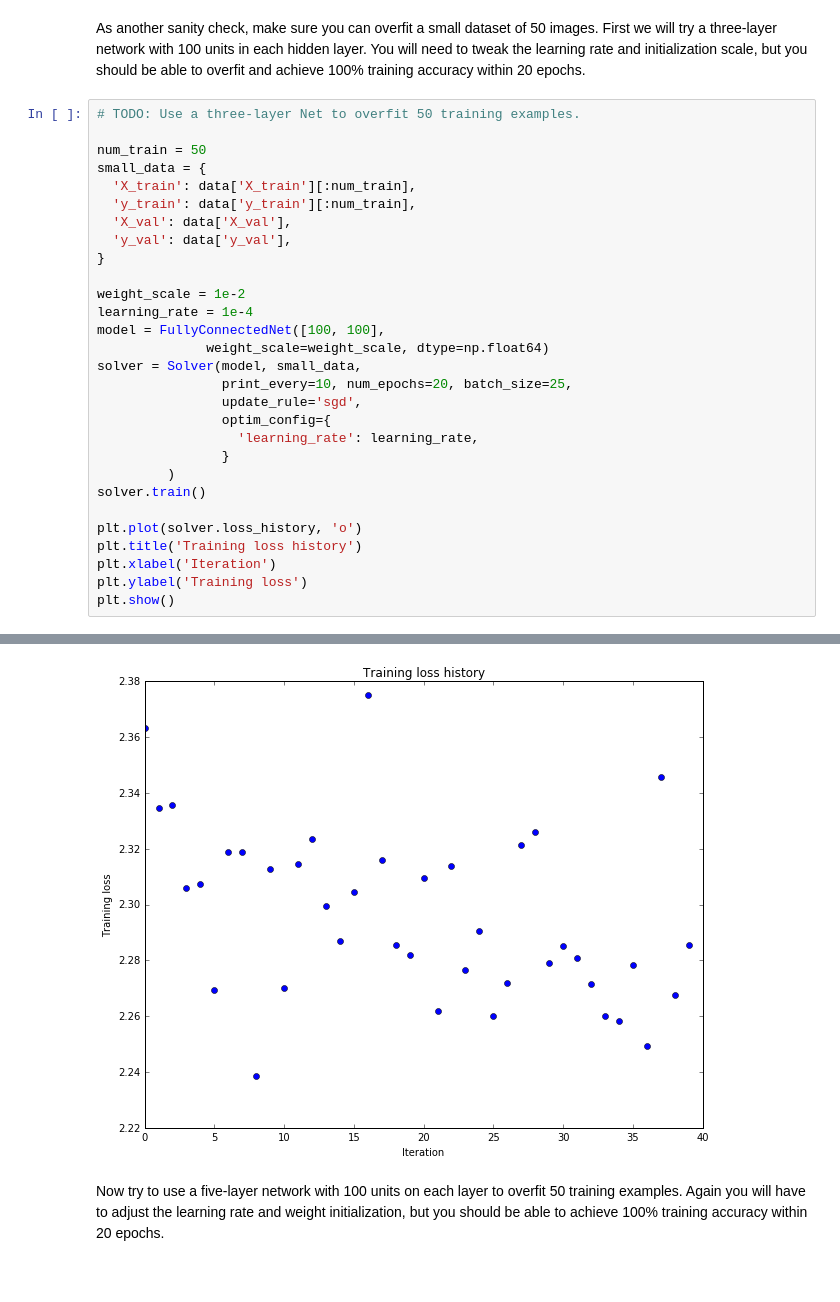
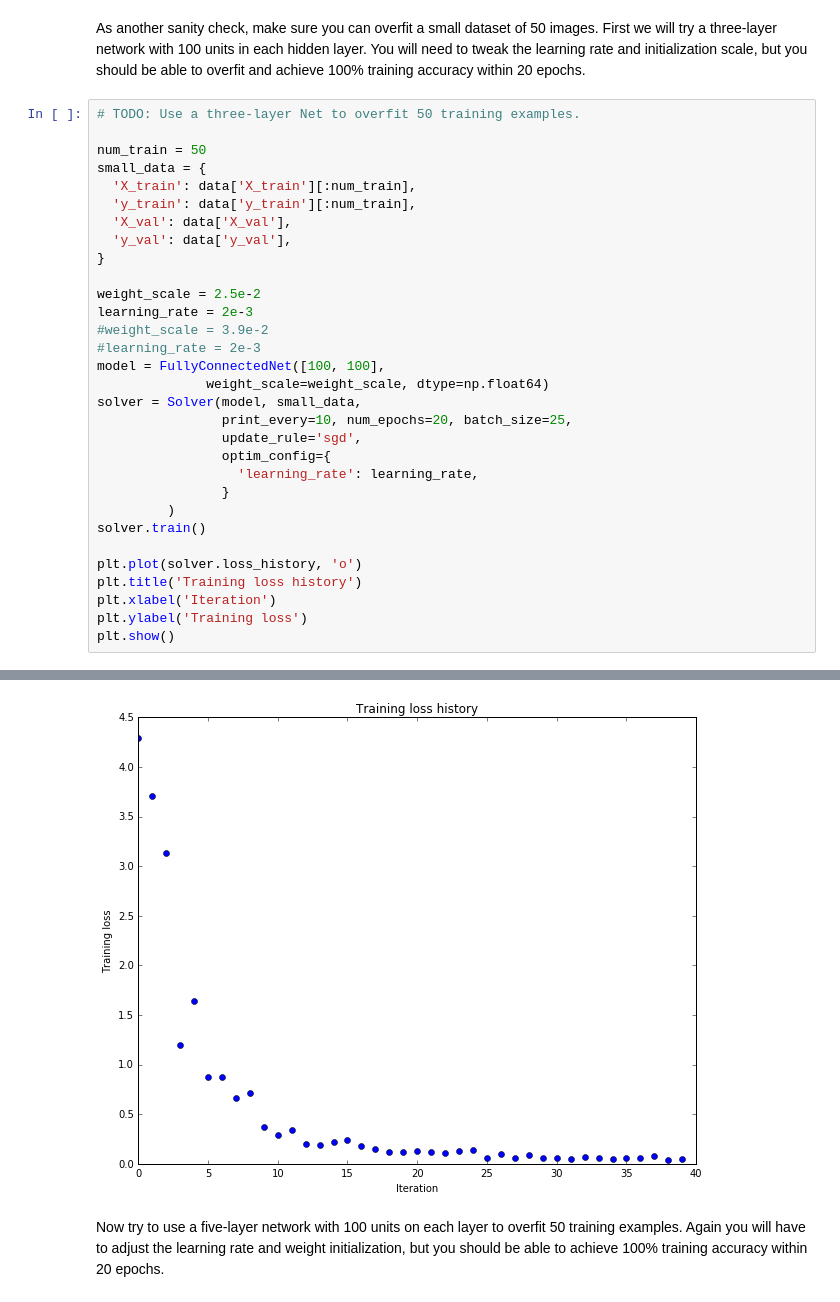
Before and after one commit to Jiancong/cs231n_2017, a Jupyter notebook: assignment2/FullyConnectedNets.ipynb, the cells around one changed output, grey strips where cells are left out. Drawn from its saved outputs; the diff is of its cells as text.

```diff
--- a/assignment2/FullyConnectedNets.ipynb
+++ b/assignment2/FullyConnectedNets.ipynb
@@ -439,8 +439,10 @@ small_data = {
   'y_val': data['y_val'],
 }
 
-weight_scale = 1e-2
-learning_rate = 1e-4
+weight_scale = 2.5e-2
+learning_rate = 2e-3
+#weight_scale = 3.9e-2
+#learning_rate = 2e-3
 model = FullyConnectedNet([100, 100],
               weight_scale=weight_scale, dtype=np.float64)
 solver = Solver(model, small_data,
@@ -478,4 +480,4 @@ plt.show()
-[figure, old version]
+[figure, new version]
 # %% [markdown]
 Now try to use a five-layer network with 100 units on each layer to overfit 50 training examples. Again you will have to adjust the learning rate and weight initialization, but you should be able to achieve 100% training accuracy within 20 epochs.
 # %%
```
Also changed, not shown: parts of 8 cells of this notebook, 1 other file.
